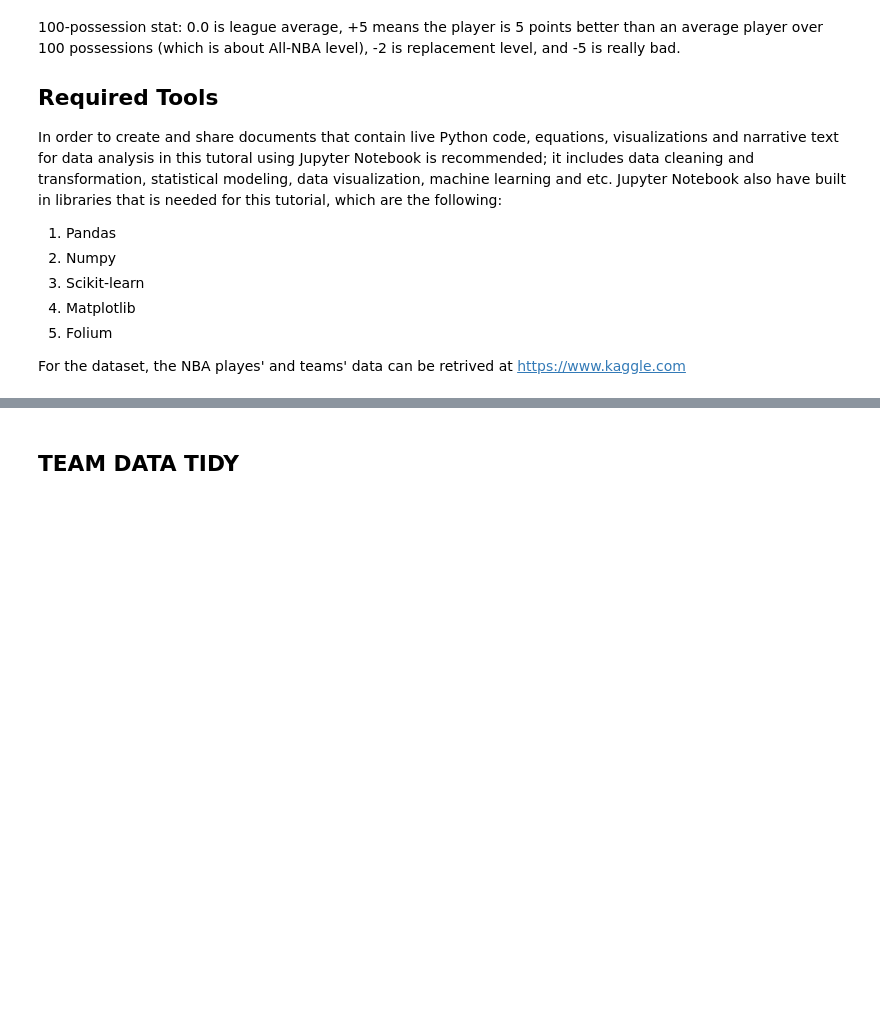
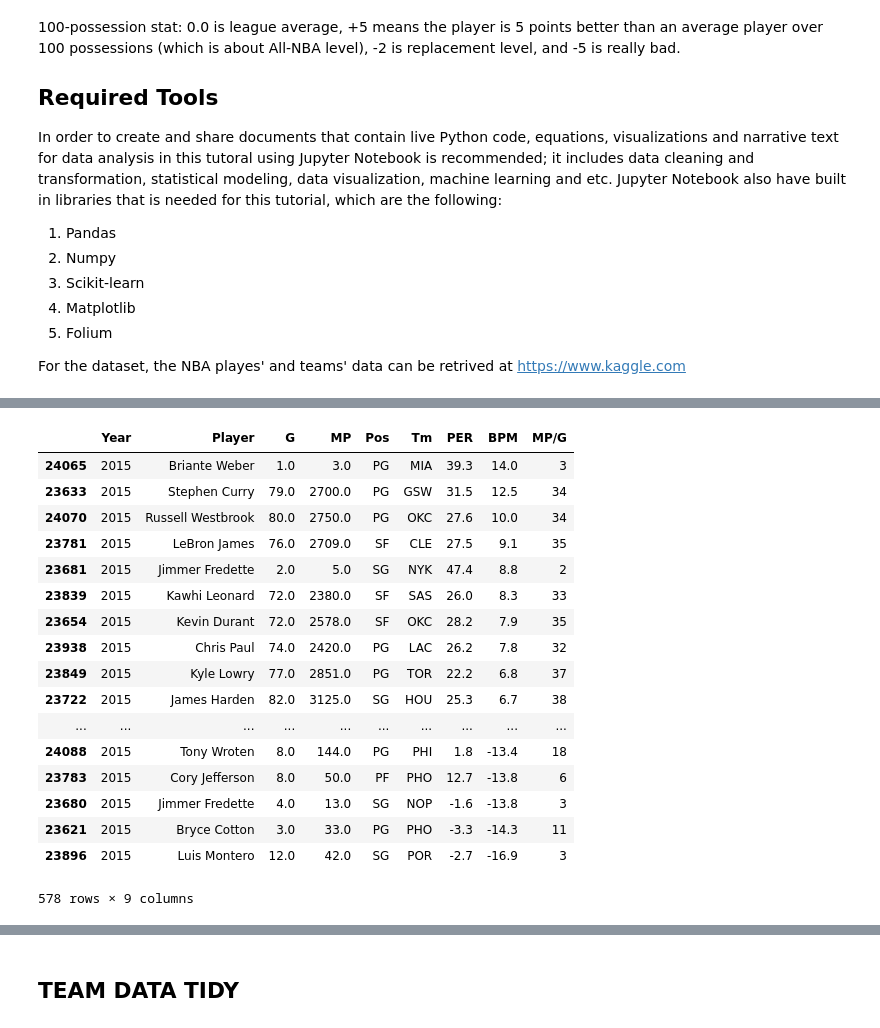
Before and after one commit to gvallang/cmsc320FinalTutorial, a Jupyter notebook: Final_Tutorial.ipynb, the cells around one changed output, grey strips where cells are left out. Drawn from its saved outputs; the diff is of its cells as text; code cells hidden in the pictures; blank space fills up the shorter version.

```diff
--- a/Final_Tutorial.ipynb
+++ b/Final_Tutorial.ipynb
@@ -62,9 +92,29 @@ adv_players = adv_players[np.isfinite(adv_players['Year'])]
 # %%
 groups = adv_players.groupby('Year')
 
-group12 = groups.get_group(2012.0)
-group13 = groups.get_group(2013.0)
-group14 = groups.get_group(2014.0)
-group15 = groups.get_group(2015.0)
-group16 = groups.get_group(2016.0)
+group11 = groups.get_group(2011)
+group12 = groups.get_group(2012)
+group13 = groups.get_group(2013)
+group14 = groups.get_group(2014)
+group15 = groups.get_group(2015)
+group15.sort('BPM', ascending=False)
+# %% [output]
+|  | Year | Player | G | MP | Pos | Tm | PER | BPM | MP/G |
+| 24065 | 2015 | Briante Weber | 1.0 | 3.0 | PG | MIA | 39.3 | 14.0 | 3 |
+| 23633 | 2015 | Stephen Curry | 79.0 | 2700.0 | PG | GSW | 31.5 | 12.5 | 34 |
+| 24070 | 2015 | Russell Westbrook | 80.0 | 2750.0 | PG | OKC | 27.6 | 10.0 | 34 |
+| 23781 | 2015 | LeBron James | 76.0 | 2709.0 | SF | CLE | 27.5 | 9.1 | 35 |
+| 23681 | 2015 | Jimmer Fredette | 2.0 | 5.0 | SG | NYK | 47.4 | 8.8 | 2 |
+| 23839 | 2015 | Kawhi Leonard | 72.0 | 2380.0 | SF | SAS | 26.0 | 8.3 | 33 |
+| 23654 | 2015 | Kevin Durant | 72.0 | 2578.0 | SF | OKC | 28.2 | 7.9 | 35 |
+| 23938 | 2015 | Chris Paul | 74.0 | 2420.0 | PG | LAC | 26.2 | 7.8 | 32 |
+| 23849 | 2015 | Kyle Lowry | 77.0 | 2851.0 | PG | TOR | 22.2 | 6.8 | 37 |
+| 23722 | 2015 | James Harden | 82.0 | 3125.0 | SG | HOU | 25.3 | 6.7 | 38 |
+| ... | ... | ... | ... | ... | ... | ... | ... | ... | ... |
+| 24088 | 2015 | Tony Wroten | 8.0 | 144.0 | PG | PHI | 1.8 | -13.4 | 18 |
+| 23783 | 2015 | Cory Jefferson | 8.0 | 50.0 | PF | PHO | 12.7 | -13.8 | 6 |
+| 23680 | 2015 | Jimmer Fredette | 4.0 | 13.0 | SG | NOP | -1.6 | -13.8 | 3 |
+| 23621 | 2015 | Bryce Cotton | 3.0 | 33.0 | PG | PHO | -3.3 | -14.3 | 11 |
+| 23896 | 2015 | Luis Montero | 12.0 | 42.0 | SG | POR | -2.7 | -16.9 | 3 |
+578 rows × 9 columns
 # %%
```
Also changed, not shown: parts of 6 cells of this notebook.
